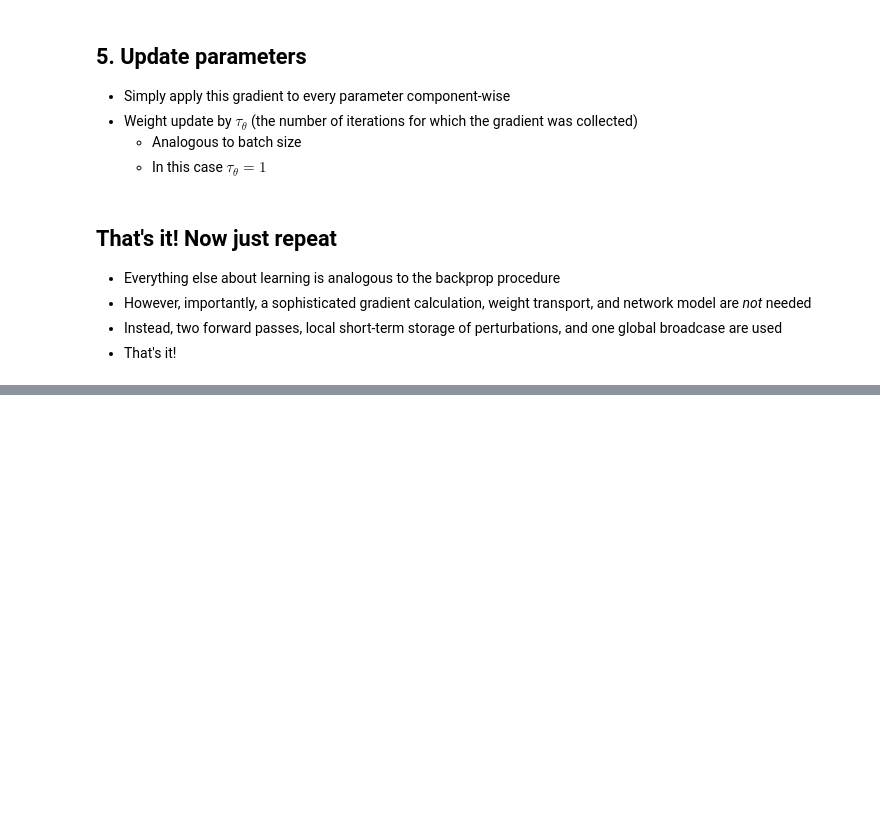
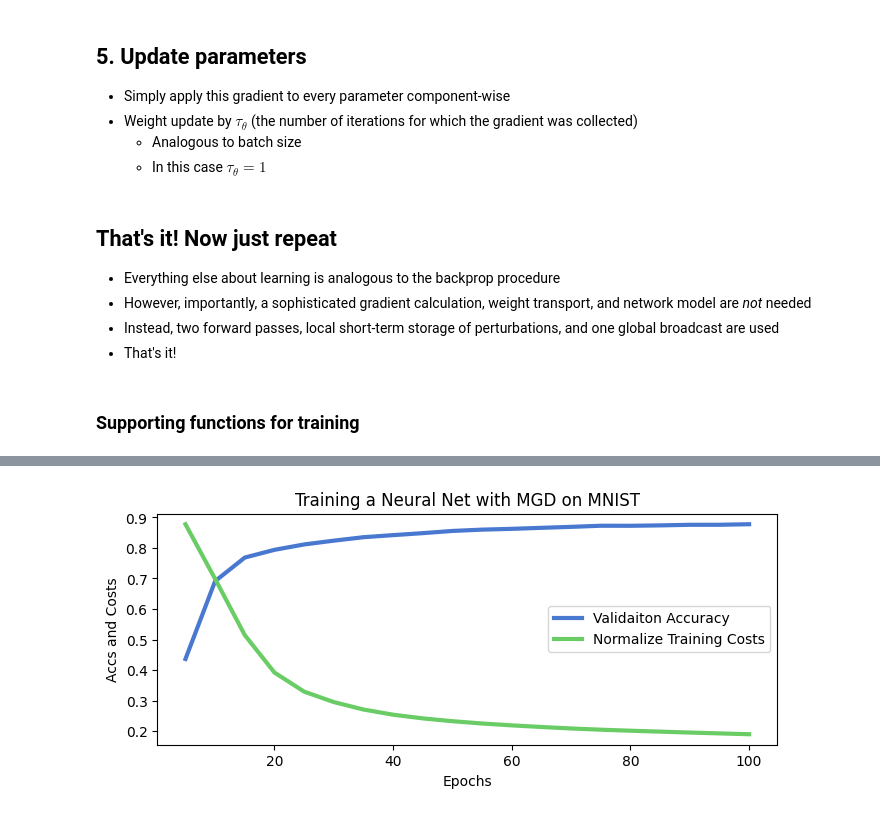
Before and after one commit to ryangitsit/recurrent-mgd, a Jupyter notebook: tutorials/mgd_intro_jax.ipynb, the cells around one changed output, grey strips where cells are left out. Drawn from its saved outputs; the diff is of its cells as text; code cells hidden in the pictures; blank space fills up the shorter version.

```diff
--- a/tutorials/mgd_intro_jax.ipynb
+++ b/tutorials/mgd_intro_jax.ipynb
@@ -178,12 +146,13 @@ def init_grad(params):
     return jax.tree.map(lambda p: jnp.zeros(shape=(p.shape)), params)
 
 @jax.jit
-def collect_grad(perts,delta_c,G):
-    return jax.tree.map(lambda G, p: G + p*delta_c, G, perts)
+def collect_grad(perts,delta_c,eta,G):
+    return jax.tree.map(lambda G, p: G + eta*p*delta_c, G, perts)
 
 delta_cost = cost_perturbed - cost0
 print(f"Difference in cost before and after perturbing network parameters: {delta_cost:.6}")
 
+eta = 1/epsilon**2
 gradient = init_grad(params)
-gradient = collect_grad(perturbations, delta_cost, gradient)
+gradient = collect_grad(perturbations, delta_cost, eta, gradient)
 # %% [output]
@@ -196,20 +165,20 @@ Difference in cost before and after perturbing network parameters: -4.76837e-07
    - In this case $\tau_\theta=1$
 # %%
 @jax.jit
-def MGD_update(params,G,eta,tau_theta):
+def MGD_update(params,G):
     return jax.tree.map(
-        lambda p, G: p - G*eta/tau_theta, params, G
+        lambda p, G: p - G, params, G
     )
 
-eta = 1/epsilon**2
-tau_theta = batch_size
-params = MGD_update(params,gradient,eta,tau_theta)
+params = MGD_update(params,gradient)
 # %% [markdown]
 ## That's it! Now just repeat
  - Everything else about learning is analogous to the backprop procedure
  - However, importantly, a sophisticated gradient calculation, weight transport, and network model are *not* needed
- - Instead, two forward passes, local short-term storage of perturbations, and one global broadcase are used
+ - Instead, two forward passes, local short-term storage of perturbations, and one global broadcast are used
  - That's it!
+# %% [markdown]
+### Supporting functions for training
 # %%
 def compute_accuracy(apply_fn, theta, x, y):
     logits  = apply_fn({'params': theta}, x)
@@ -229,17 +198,17 @@ def simple_eta_norm(K, epsilon):
     return 1/(K*(epsilon)**2)
 # %%
 # hyperparams
-epochs         = 25
+epochs         = 100
 epsilon        = 1e-6
 layer_dims     = [128,64,10]
 learning_rate  = 1e2
 decay          = 0.1
 batch_size     = tau_theta = 128
-validation_mod = 1
+validation_mod = 5
 
-trainloader = InfiniteLoader(X=trainset['image'], y=trainset['label'], batch_size=batch_size)
-testloader  = InfiniteLoader(X=testset['image'],  y=testset['label'],  batch_size=batch_size)
-
+# prepare data
+batch_size = 128
+trainloader, testloader = dat.load_mnist_in_memory(batch_size)
 x_batch , y_batch = next(trainloader)
 
 # initializing network
@@ -266,14 +235,13 @@ epoch_costs      = []
 for i in range(iterations):
 
     # setup for epoch
-    x_batch, y_batch = next(trainloader)
-    eta              = eta0/(1+decay*epoch)
-
-    # initialize an empty gradient with same shapes as parameters (theta)
-    gradient = init_grad(theta)
+    x_batch, y_batch = next(trainloader)    # next batch of data
+    eta              = eta0/(1+decay*epoch) # decaying learning rate
+    gradient         = init_grad(theta)     # all-zero gradient for later accumulation
 
     # Step 1: Forward pass
     cost0  = loss_fn(apply_fn, theta, x_batch, y_batch)
+    epoch_costs.append(cost0)
 
     # Step 2: Perturb
     perturbations   = sample_perturbations(theta,epsilon,i)
@@ -284,12 +252,10 @@ for i in range(iterations):
 
     # Step 4: Collect gradient
     delta_cost = (cost_perturbed - cost0)*-1
-    gradient   = collect_grad(perturbations, delta_cost*eta, gradient)
+    gradient   = collect_grad(perturbations, delta_cost, eta, gradient)
 
     # Step 5: Make update
     theta = optax.apply_updates(theta, gradient)
-
-    epoch_costs.append(cost0)
 
     # validate (test) only with specified frequency according to validation mod
     if i % batches == 0: epoch+=1
@@ -308,12 +274,14 @@ for i in range(iterations):
         print(f"Iter {i} :: Epoch {epoch}  ::  cost {costs[-1]:.6}  :: accuracy {accs[-1]:.3}     ",
               end='\r')
 
+# plot the results! (note much higher accuracy can be achieved, but this net is designed for fast runtime)
 plt.style.use('seaborn-v0_8-muted')
 plt.figure(figsize=(8,3))
-plt.plot(valpochs, accs)
-plt.plot(valpochs, costs/np.max(costs))
+plt.plot(valpochs, accs, linewidth=3, label='Validaiton Accuracy')
+plt.plot(valpochs, (costs/np.max(costs))*np.max(accs), linewidth=3, label='Normalize Training Costs')
 plt.xlabel("Epochs")
-plt.ylabel("Cost")
+plt.ylabel("Accs and Costs")
 plt.title("Training a Neural Net with MGD on MNIST")
+plt.legend()
 plt.show()
 # %% [output]
@@ -320,0 +289 @@ Iter 0 :: Epoch 1  ::  cost 2.31715  :: accuracy 0.0913
+[figure, added]
```
Also changed, not shown: parts of 22 cells of this notebook, 2 other files.
